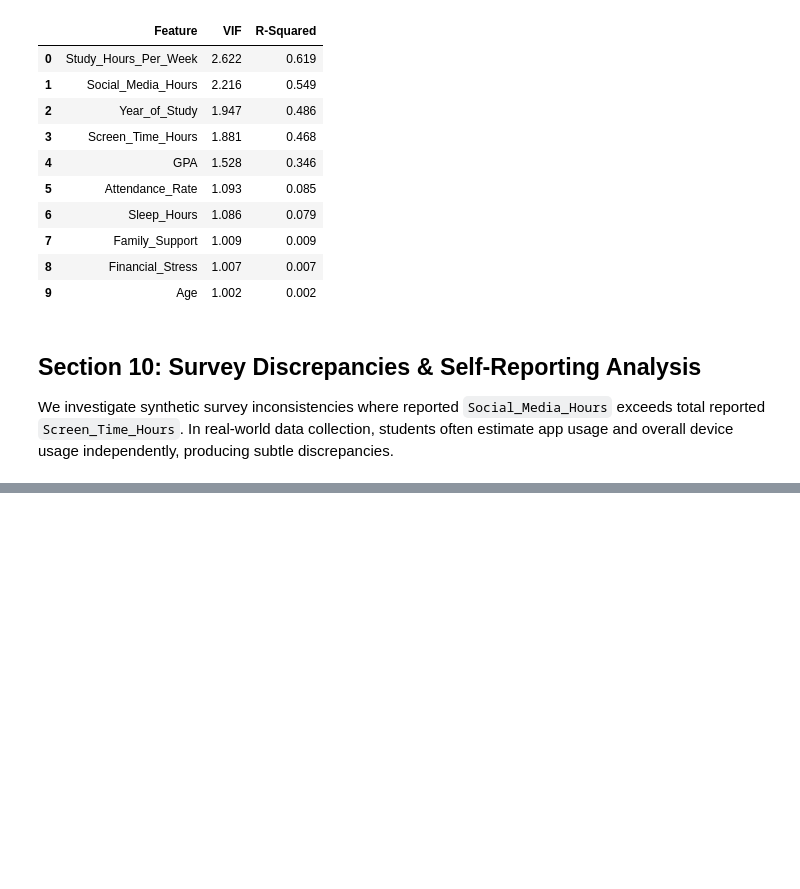
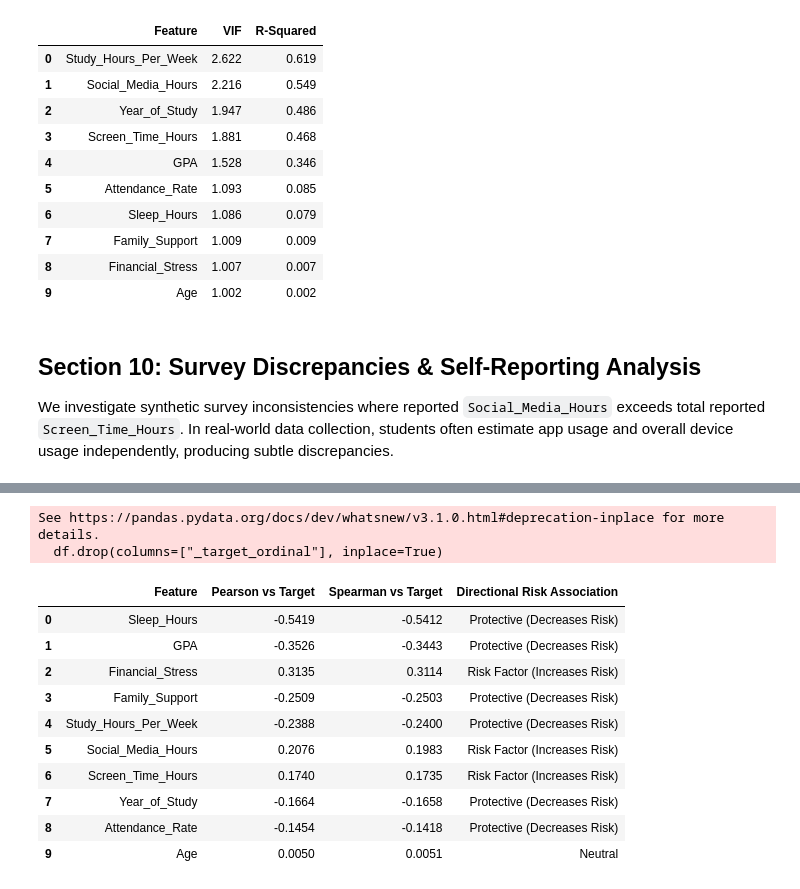
Before and after one commit to Badr-Eddine-Slaoui/CAMPUSWELL-RIS-LAB, a Jupyter notebook: notebooks/01_eda.ipynb, the cells around one changed output, grey strips where cells are left out. Saved outputs shown, nothing was run; the diff lists cells and outputs as text; code cells hidden in the pictures; blank space fills up the shorter version.

```diff
--- a/notebooks/01_eda.ipynb
+++ b/notebooks/01_eda.ipynb
@@ -427,0 +458,32 @@ We investigate synthetic survey inconsistencies where reported `Social_Media_Hou
+# %%
+target_ordinal_map = {"Low": 0, "Medium": 1, "High": 2}
+df["_target_ordinal"] = df[TARGET_COLUMN].map(target_ordinal_map)
+
+target_corr_records = []
+for col in NUMERICAL_FEATURES:
+    p_val = df[col].corr(df["_target_ordinal"], method="pearson")
+    s_val = df[col].corr(df["_target_ordinal"], method="spearman")
+    target_corr_records.append({
+        "Feature": col,
+        "Pearson vs Target": round(float(p_val), 4),
+        "Spearman vs Target": round(float(s_val), 4),
+        "Directional Risk Association": "Protective (Decreases Risk)" if p_val < -0.1 else ("Risk Factor (Increases Risk)" if p_val > 0.1 else "Neutral")
+    })
+
+target_corr_df = pd.DataFrame(target_corr_records).sort_values("Pearson vs Target", key=abs, ascending=False).reset_index(drop=True)
+df.drop(columns=["_target_ordinal"], inplace=True)
+target_corr_df
+# %% [output]
+See https://pandas.pydata.org/docs/dev/whatsnew/v3.1.0.html#deprecation-inplace for more details.
+  df.drop(columns=["_target_ordinal"], inplace=True)
+|  | Feature | Pearson vs Target | Spearman vs Target | Directional Risk Association |
+| 0 | Sleep_Hours | -0.5419 | -0.5412 | Protective (Decreases Risk) |
+| 1 | GPA | -0.3526 | -0.3443 | Protective (Decreases Risk) |
+| 2 | Financial_Stress | 0.3135 | 0.3114 | Risk Factor (Increases Risk) |
+| 3 | Family_Support | -0.2509 | -0.2503 | Protective (Decreases Risk) |
+| 4 | Study_Hours_Per_Week | -0.2388 | -0.2400 | Protective (Decreases Risk) |
+| 5 | Social_Media_Hours | 0.2076 | 0.1983 | Risk Factor (Increases Risk) |
+| 6 | Screen_Time_Hours | 0.1740 | 0.1735 | Risk Factor (Increases Risk) |
+| 7 | Year_of_Study | -0.1664 | -0.1658 | Protective (Decreases Risk) |
+| 8 | Attendance_Rate | -0.1454 | -0.1418 | Protective (Decreases Risk) |
+| 9 | Age | 0.0050 | 0.0051 | Neutral |
```
Also changed, not shown: parts of 3 cells of this notebook.
